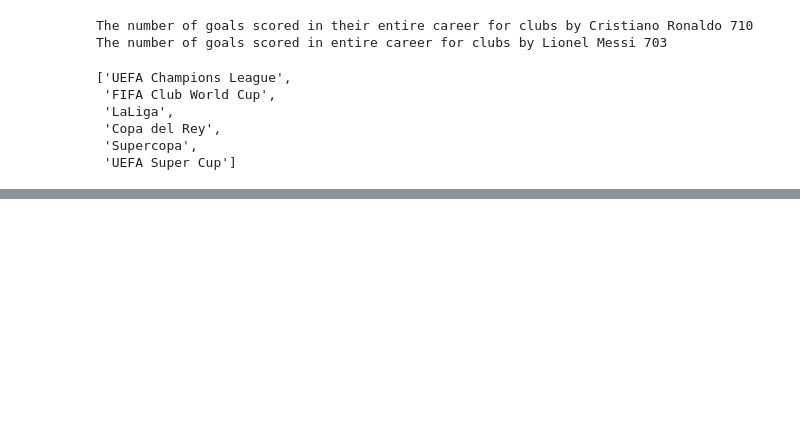
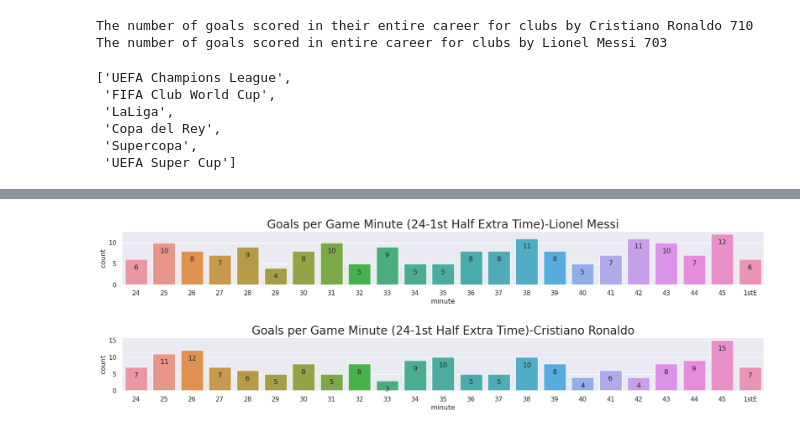
Before and after one commit to sanjayy27/Cristiano-Ronaldo-vs-Lionel-Messi-Analysis, a Jupyter notebook: cristiano-ronaldo-vs-lionel-messi-eda.ipynb, the cells around one changed output, grey strips where cells are left out. Saved outputs shown, nothing was run; the diff lists cells and outputs as text; code cells hidden in the pictures; blank space fills up the shorter version.

```diff
--- a/cristiano-ronaldo-vs-lionel-messi-eda.ipynb
+++ b/cristiano-ronaldo-vs-lionel-messi-eda.ipynb
@@ -282,0 +325,16 @@ fig.show()
+# %%
+def cplot(min,text):
+
+    fig, ax = plt.subplots(2,1)
+    fig.subplots_adjust(hspace=1)
+
+    p=sns.countplot(x='minute',data=lm,order=min,ax=ax[0])
+    p.axes.set_title(f"Goals per Game Minute ({text})-Lionel Messi",fontsize=20)
+    for container in p.containers:
+        p.bar_label(container,label_type='edge',padding=-20)
+
+
+    q=sns.countplot(x='minute',data=cr,order=min,ax=ax[1])
+    q.axes.set_title(f"Goals per Game Minute ({text})-Cristiano Ronaldo",fontsize=20)
+    for container in q.containers:
+        q.bar_label(container,label_type='edge',padding=-20)
@@ -282,0 +361,4 @@ fig.show()
+# %%
+cplot(mins2,"24-1st Half Extra Time")
+# %% [output]
+[figure, added]
```
Also changed, not shown: parts of 17 cells of this notebook.
